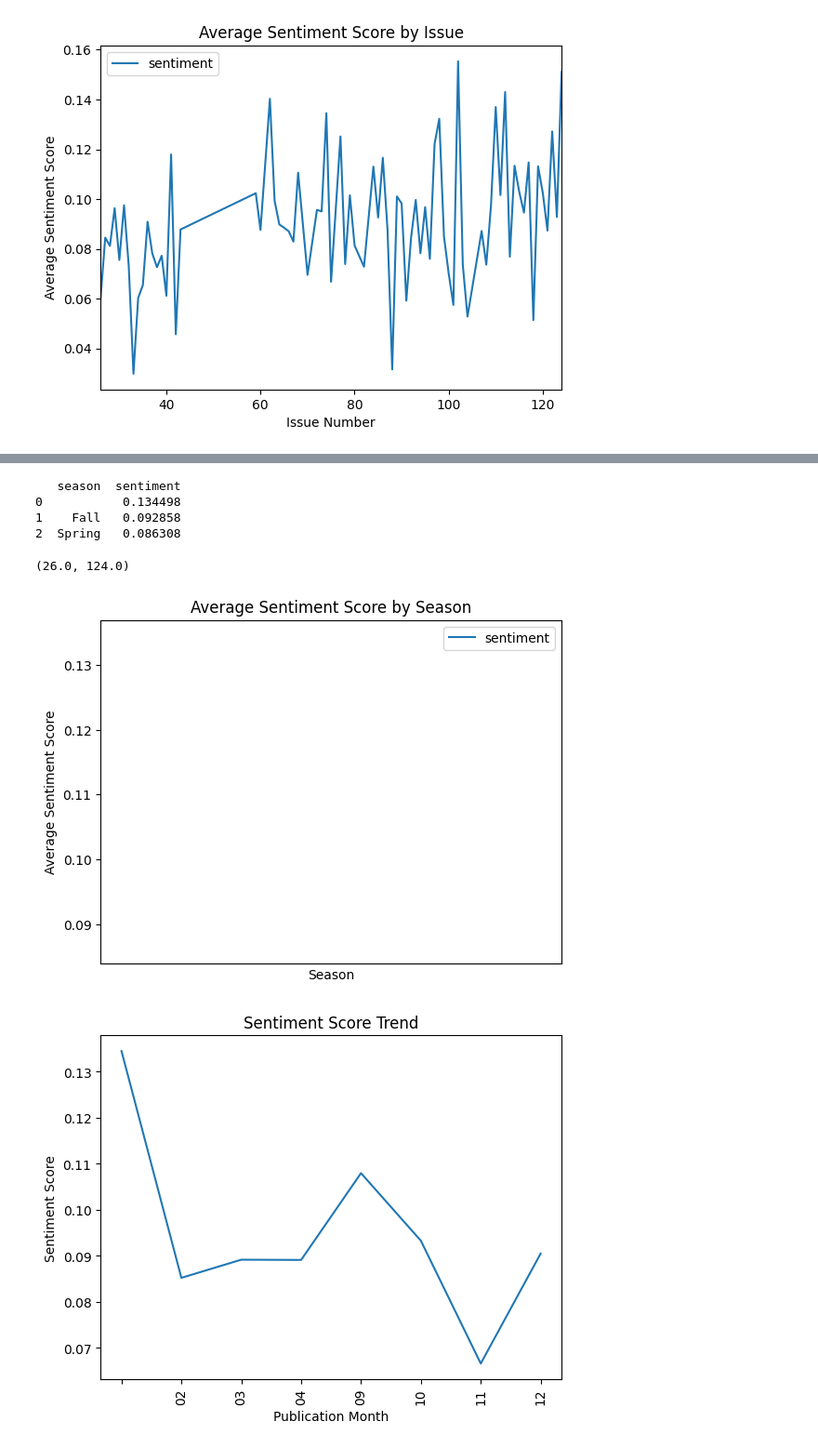
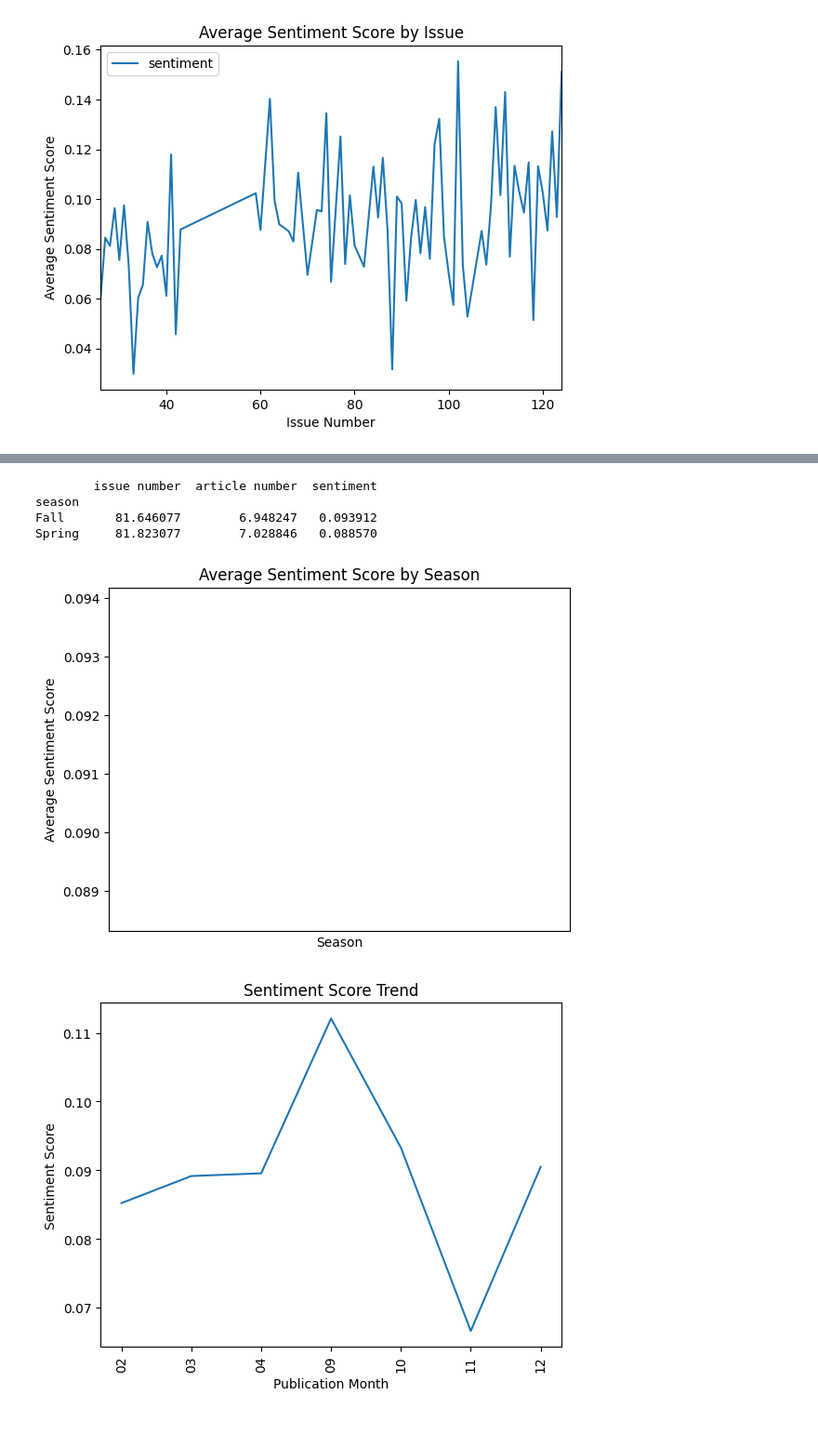
Before and after one commit to rbelay1/Final-Project, a Jupyter notebook: Df_of_Brown_Noser_Final.ipynb, the cells around one changed output, grey strips where cells are left out. Shown at 93% size. Saved outputs shown, nothing was run; the diff lists cells and outputs as text; code cells hidden in the pictures.

Commit message:
Attempted to fix season graph, added missed issue, graph interpretation

```diff
--- a/Df_of_Brown_Noser_Final.ipynb
+++ b/Df_of_Brown_Noser_Final.ipynb
@@ -35,7 +15,7 @@ from textblob import TextBlob
 
 data =[]
 url_set = set()
-for issue in range(25,125):
+for issue in range(26,125):
   url = f'http://thenoser.com/issue/{issue}'
   reqs = requests.get(url)
   soup = BeautifulSoup(reqs.text, 'html.parser')
@@ -137,45 +107,33 @@ df
 # %%
-avg_szn = df.groupby('season')['sentiment'].mean().reset_index() #creating df with sentiment mean based on season
+## Average Sentiment Score by Season
+avg_szn = df.groupby('season').mean()
 print(avg_szn)
-avg_szn.plot(x='season', y= 'sentiment', title = 'Average Sentiment Score by Season', xlabel='Season', ylabel='Average Sentiment Score')
+plt.plot(avg_szn.index, avg_szn['sentiment'])
+plt.xlabel('Season')
+plt.ylabel('Average Sentiment Score')
+plt.title('Average Sentiment Score by Season')
 plt.xlim(26,124)
+plt.show()
 # %% [output]
-   season  sentiment
-0           0.134498
-1    Fall   0.092858
-2  Spring   0.086308
+        issue number  article number  sentiment
+season
+Fall       81.646077        6.948247   0.093912
+Spring     81.823077        7.028846   0.088570
-(26.0, 124.0)
-[figure, old version]
+[figure, new version]
-# %%
-## Trying to create another plot that categorizes the publication dates into Spring and Fall and looks at the mean sentiment for each
-szn_df = df['season'] = '' #creates new dataframe with new column, "season"
-
-for ii, row in df.iterrows(): #iterates through the rows
-  month = row['publication date'].month #tried to extract the month but an error occurs here because dates
-                                        #in the df are in number form and do not explicitly say the month
-  if month >= 9 and month <= 12: #if the month is btw Sep and Dec
-    df.at[ii, 'season'] = 'Fall' #assign it to "fall" in 'season' column
-  elif month >= 1 and month <= 5:  #if the month is btw Jan and May
-    df.at[ii, 'season'] = 'Spring' #assign it to "spring" in 'season' column
-
-avg_szn = df.groupby('season')['sentiment'].mean().reset_index() #creating df with sentiment mean based on season
-avg_szn.plot(x='season', y= 'sentiment', title = 'Average Sentiment Score by Season', xlabel='Season', ylabel='Average Sentiment Score')
-plt.xlim(26,124)
 # %%
 #Sentiment Score Trend over a year
 import matplotlib.pyplot as plt
 import pandas as pd
 
-df = df.groupby('publication month').mean()
-
-plt.plot(df.index, df['sentiment'])
+trend = df.groupby('publication month').mean()
+plt.plot(trend.index, trend['sentiment'])
 plt.xlabel('Publication Month')
 plt.xticks(rotation=90)
 plt.ylabel('Sentiment Score')
 plt.title('Sentiment Score Trend')
 plt.show()
 # %% [output]
-[figure, old version]
+[figure, new version]
 # %%
 #Plotting sentiment scores by article number
 plt.scatter(df['article number'], df['sentiment'])
```
Also changed, not shown: parts of 4 cells of this notebook.
